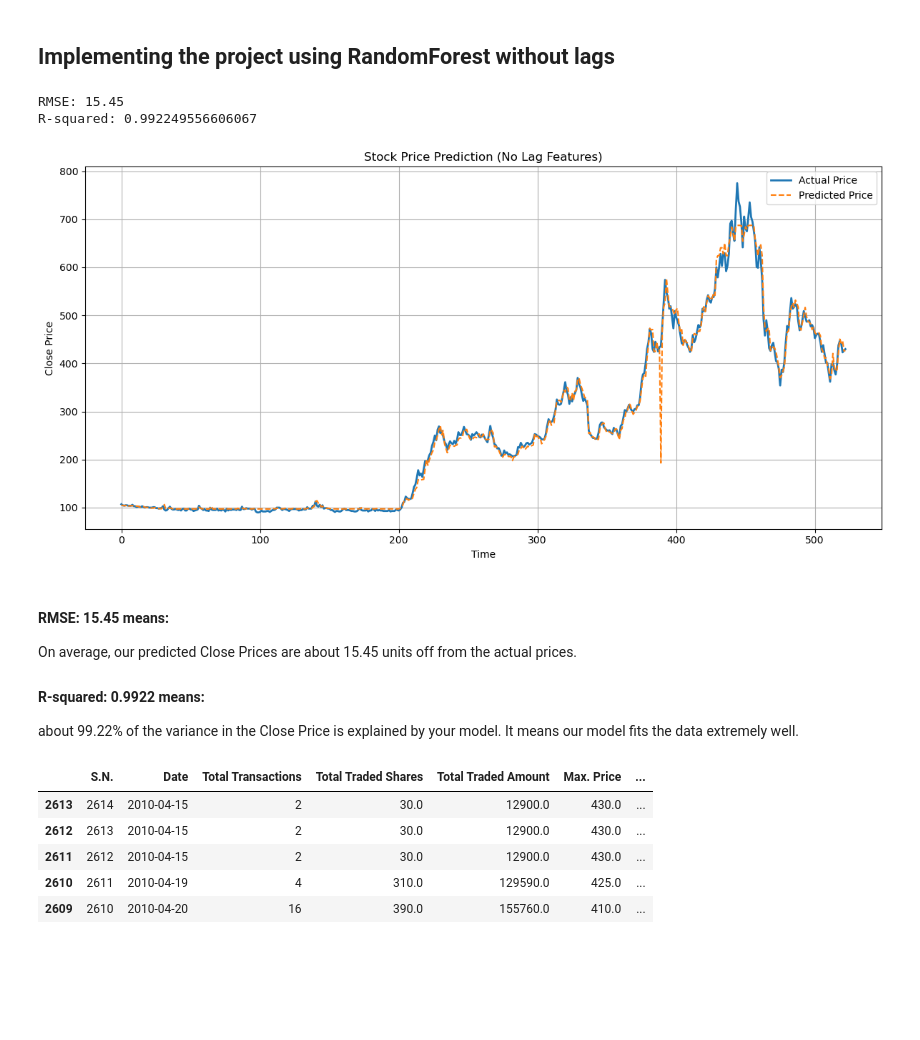
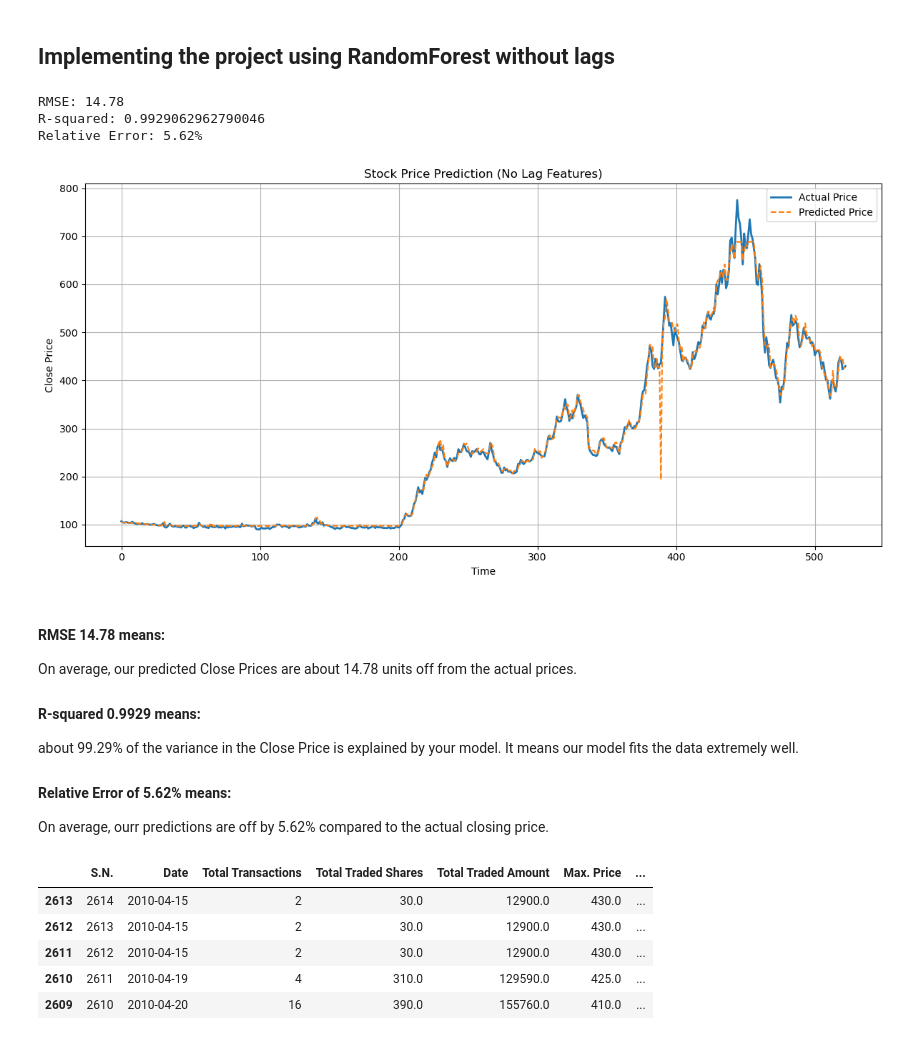
Before and after one commit to anish-upreti/Data-Science-and-ML-with-python, a Jupyter notebook: Assignments and Mini projects/Stock_market_prediction.ipynb, the cells around one changed output. Saved outputs shown, nothing was run; the diff lists cells and outputs as text; code cells hidden in the pictures; blank space fills up the shorter version.

```diff
--- a/Assignments and Mini projects/Stock_market_prediction.ipynb
+++ b/Assignments and Mini projects/Stock_market_prediction.ipynb
@@ -52,7 +52,7 @@ df = df.sort_values('Date')                    #sorting in ascending order,criti
 
 # Feature Selection (drop unused columns)
 # Drop date and keep only numeric features except target
-features = df.drop(columns=['Date', 'Close Price'])
+features = df.drop(columns=['Date', 'Close Price', 'S.N.'])
 
 # Target variable
 target = df['Close Price']
@@ -66,43 +66,48 @@ X_train_scaled = scaler.fit_transform(X_train) # .fit() → calculates the mean
                                                # .transform() → uses those values to standardize (scale) the training data.
 
 X_test_scaled = scaler.transform(X_test)   # we do not call .fit() on test data because doing so would cause data leakage (letting our model "peek" at future data).
 
 
 # Train Random Forest
 model = RandomForestRegressor(n_estimators=100, random_state=42)  # n_estimators --> number of decision trees
 model.fit(X_train_scaled, y_train)
 
 # Step 6: Predict and Evaluate
 y_pred = model.predict(X_test_scaled)
 
 rmse = root_mean_squared_error(y_test, y_pred)
 
 print(f"RMSE: {rmse:.2f}")
 print(f"R-squared: {model.score(X_test_scaled, y_test)}")
-
+print(f"Relative Error: {100 * rmse / y_test.mean():.2f}%")
 
 # Plot Results
 
 plt.figure(figsize=(12, 6))
 plt.plot(y_test.values, label='Actual Price', linewidth=2)
 plt.plot(y_pred, label='Predicted Price', linestyle='--')
 plt.title('Stock Price Prediction (No Lag Features)')
 plt.xlabel('Time')
 plt.ylabel('Close Price')
 plt.legend()
 plt.grid(True)
 plt.tight_layout()
 plt.show()
 # %% [output]
-RMSE: 15.45
-R-squared: 0.992249556606067
+RMSE: 14.78
+R-squared: 0.9929062962790046
+Relative Error: 5.62%
-[figure, old version]
+[figure, new version]
 # %% [markdown]
-#### RMSE: 15.45 means:
-On average, our predicted Close Prices are about 15.45 units off from the actual prices.
-#### R-squared: 0.9922 means:
-about 99.22% of the variance in the Close Price is explained by your model.
+#### RMSE 14.78 means:
+On average, our predicted Close Prices are about 14.78 units off from the actual prices.
+
+#### R-squared 0.9929 means:
+about 99.29% of the variance in the Close Price is explained by your model.
 It means our model fits the data extremely well.
+
+#### Relative Error of 5.62% means:
+On average, ourr predictions are off by 5.62% compared to the actual closing price.
 # %%
 df.head()
 # %% [output]
```
Also changed, not shown: parts of 3 cells of this notebook.
